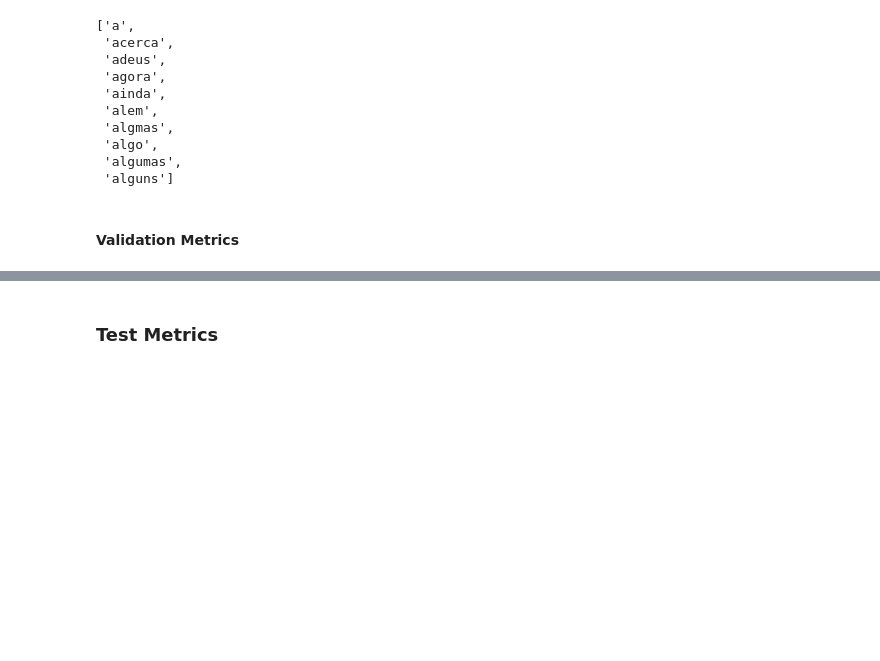
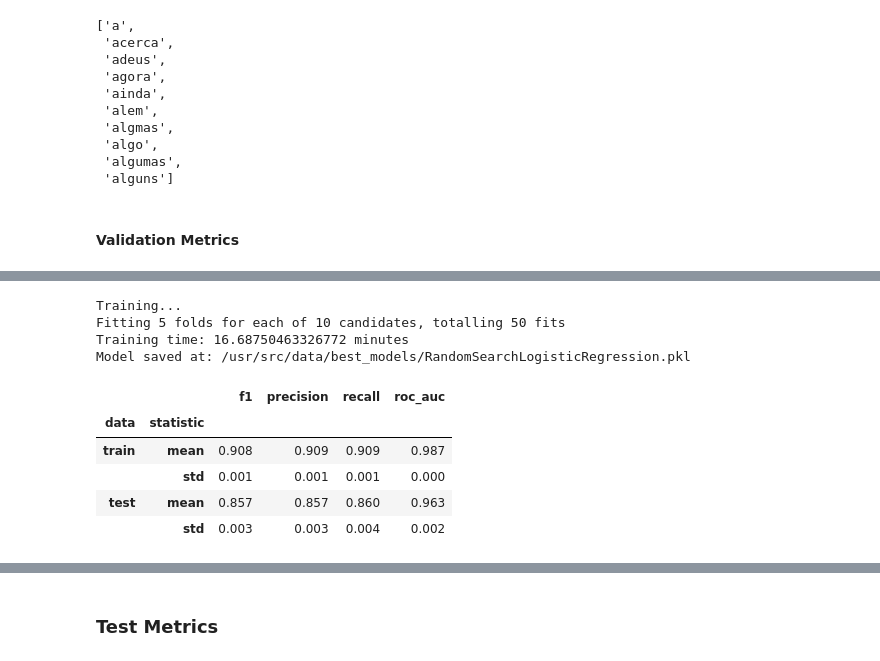
Before and after one commit to renan-cunha/intelligent-systems-project, a Jupyter notebook: training/trainer.ipynb, the cells around one changed output, grey strips where cells are left out. Saved outputs shown, nothing was run; the diff lists cells and outputs as text; code cells hidden in the pictures; blank space fills up the shorter version.

Commit message:
final model

```diff
--- a/training/trainer.ipynb
+++ b/training/trainer.ipynb
@@ -371,15 +378,26 @@ KeyboardInterrupt:
 # %%
 search_space_log = {
     "classifier__penalty": ['l2', 'l1'],
     "classifier__C": np.logspace(0, 4, 10),
     "classifier__solver":['newton-cg', 'saga', 'liblinear']
 }
 
 search_space_log.update(text_hyperparams)
 
 best_pipe_log = search_pipeline(pipe_log, search_space_log, scoring,  cv, seed_value,
-                                X_train, y_train, load_best=load_best, n_iter=n_iter, save=True);
+                                X_train, y_train, load_best=load_best, n_iter=n_iter, save=False);
 get_search_metrics(best_pipe_log)
+# %% [output]
+Training...
+Fitting 5 folds for each of 10 candidates, totalling 50 fits
+Training time: 16.68750463326772 minutes
+Model saved at: /usr/src/data/best_models/RandomSearchLogisticRegression.pkl
+|  |  | f1 | precision | recall | roc_auc |
+| data | statistic |  |  |  |  |
+| train | mean | 0.908 | 0.909 | 0.909 | 0.987 |
+|  | std | 0.001 | 0.001 | 0.001 | 0.000 |
+| test | mean | 0.857 | 0.857 | 0.860 | 0.963 |
+|  | std | 0.003 | 0.003 | 0.004 | 0.002 |
 # %%
 search_space_rf = {
     "classifier__n_estimators": [10, 100, 1000],
```
Also changed, not shown: parts of 13 cells of this notebook.
